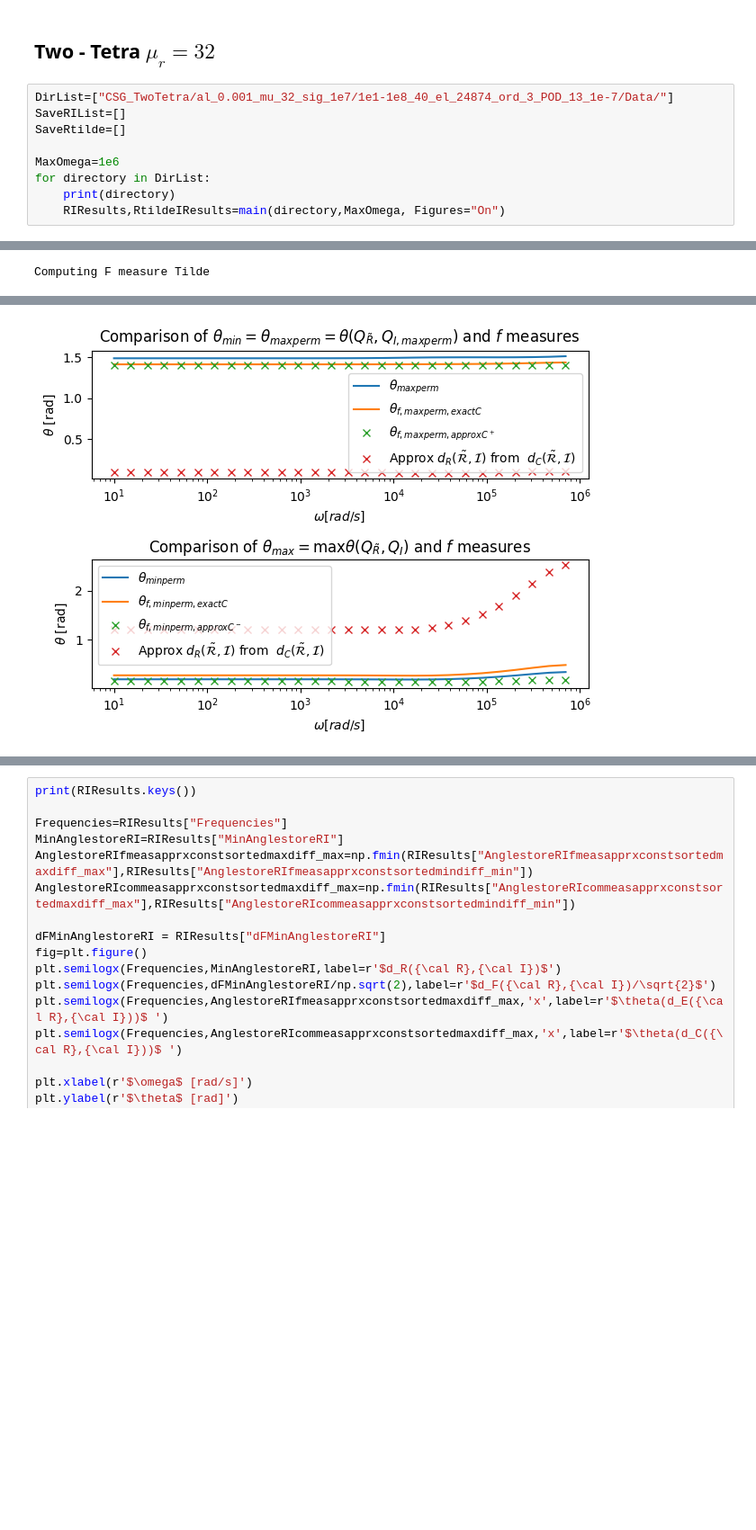
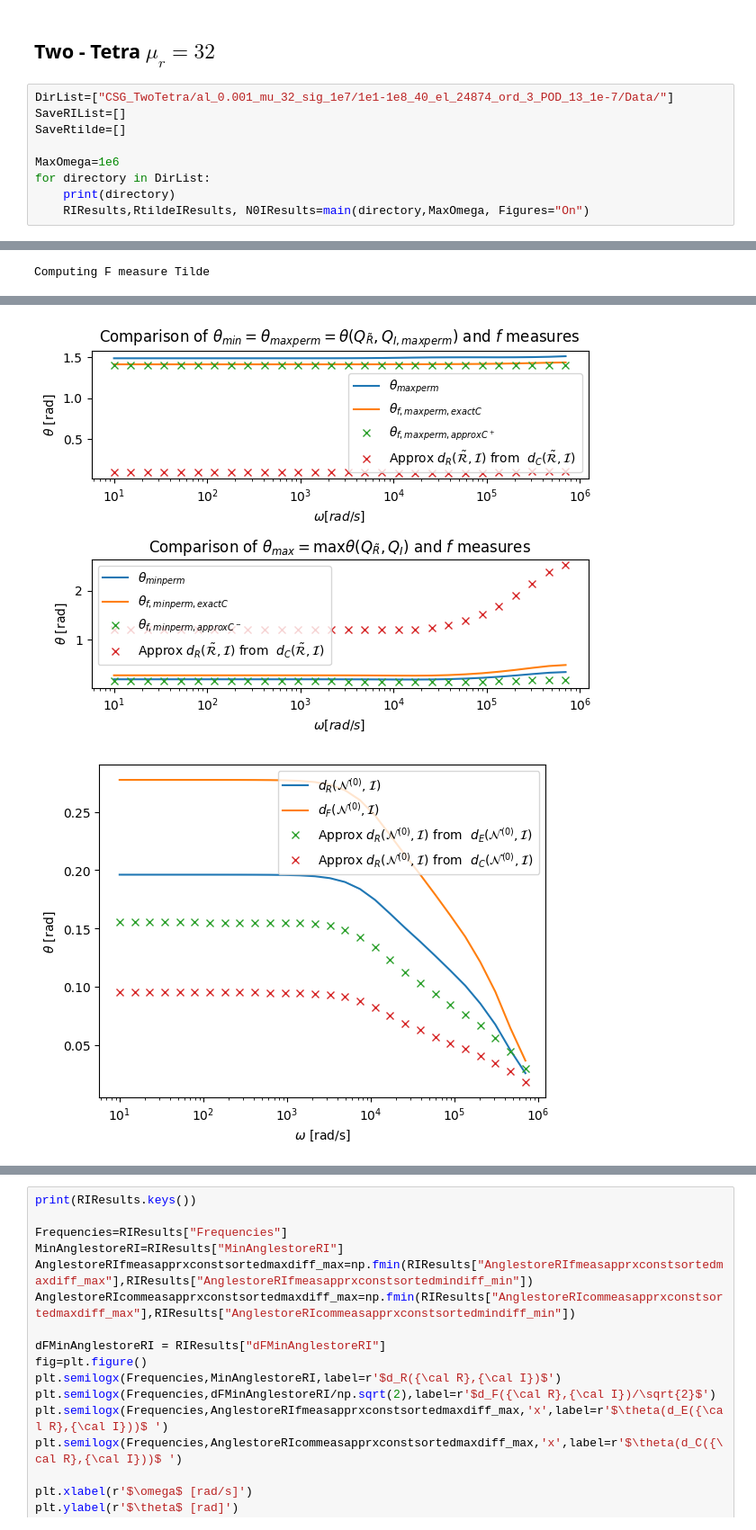
Before and after one commit to pdledger/Rodrigues_Angles, a Jupyter notebook: two_tetra_homog.ipynb, the cells around one changed output, grey strips where cells are left out. Shown at 90% size. Saved outputs shown, nothing was run; the diff lists cells and outputs as text; blank space fills up the shorter version.

```diff
--- a/two_tetra_homog.ipynb
+++ b/two_tetra_homog.ipynb
@@ -5,19 +5,20 @@ from main import *
 # %%
 DirList=["CSG_TwoTetra/al_0.001_mu_32_sig_1e7/1e1-1e8_40_el_24874_ord_3_POD_13_1e-7/Data/"]
 SaveRIList=[]
 SaveRtilde=[]
 
 MaxOmega=1e6
 for directory in DirList:
     print(directory)
-    RIResults,RtildeIResults=main(directory,MaxOmega, Figures="On")
+    RIResults,RtildeIResults, N0IResults=main(directory,MaxOmega, Figures="On")
 # %% [output]
 CSG_TwoTetra/al_0.001_mu_32_sig_1e7/1e1-1e8_40_el_24874_ord_3_POD_13_1e-7/Data/
 Opening files from this path =  CSG_TwoTetra/al_0.001_mu_32_sig_1e7/1e1-1e8_40_el_24874_ord_3_POD_13_1e-7/Data/
 [figure]
 [figure]
 [figure]
 Computing F measure Tilde
 [figure]
 [figure]
 [figure]
+[figure, added]
```
Also changed, not shown: parts of 7 cells of this notebook, 17 other files.
